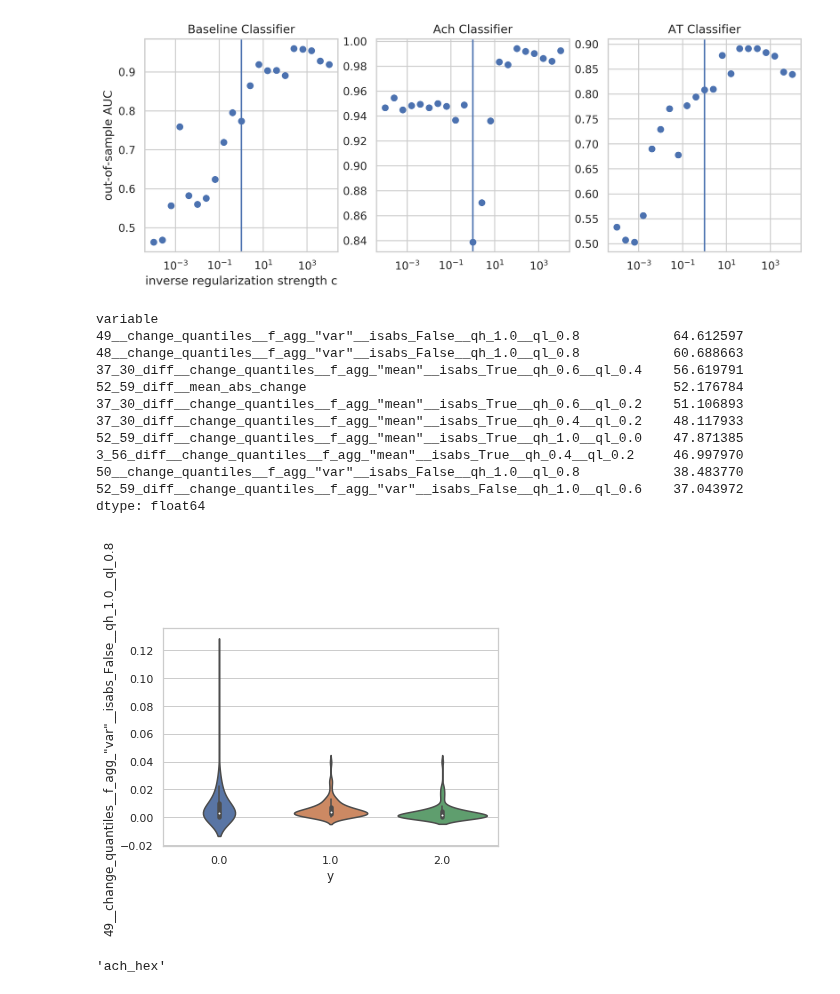
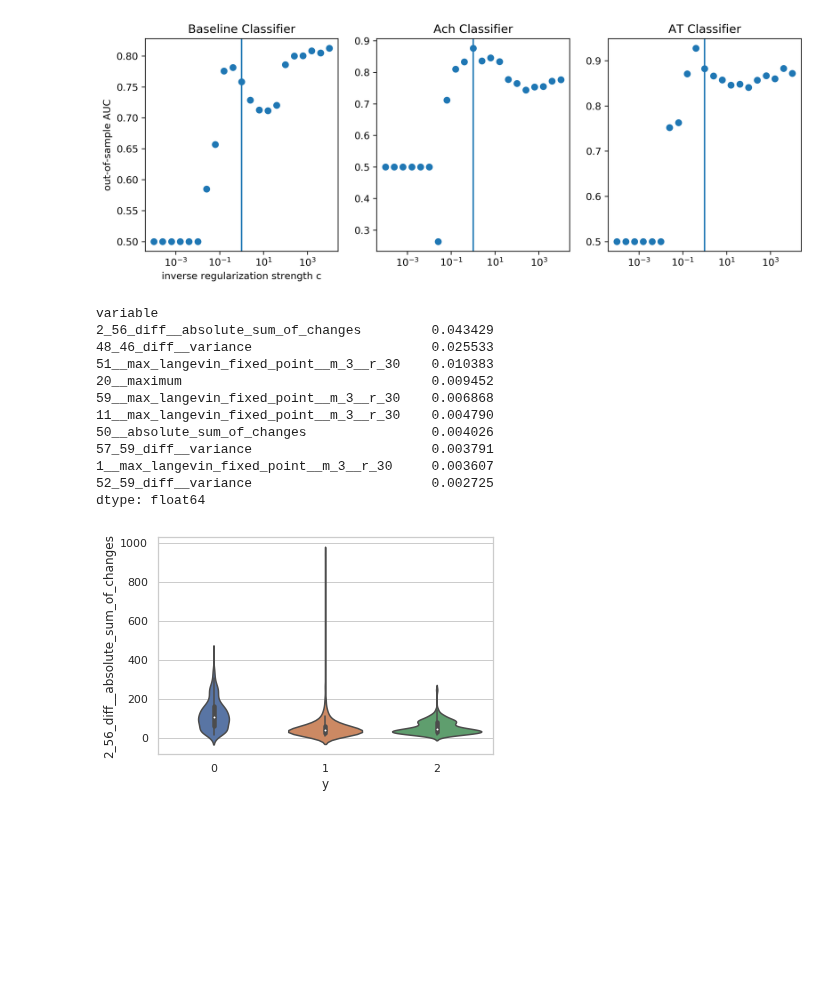
Before and after one commit to kartikey-vyas/GI-timeseries-classification, a Jupyter notebook: notebooks/8.0-kv-best_features.ipynb, the cells around one changed output. Drawn from its saved outputs; the diff is of its cells as text; code cells hidden in the pictures; blank space fills up the shorter version.

```diff
--- a/notebooks/8.0-kv-best_features.ipynb
+++ b/notebooks/8.0-kv-best_features.ipynb
@@ -6,12 +7,26 @@ from sklearn.metrics import roc_auc_score, confusion_matrix
 import matplotlib.pyplot as plt
 # %%
-X = pd.read_hdf('../data/features/filtered/achat_filtered_0.05_.h5')
-y = pd.read_hdf('../data/achat_y.h5')
+X = pd.read_hdf('../data/features/filtered/filtered_0.05_.h5')
+y = pd.read_hdf('../data/ach_at_combined_y.h5', key='y')
 y_bin = y.astype('category')
 y_bin = pd.get_dummies(y_bin)
+# %%
+# ADD SUBJECT COLUMN
+s = 1
+for i in range(1,6):
+    X.loc[90*(i-1):90*i,'subject'] = s
+    s += 1
+for i in range(1,7):
+    X.loc[450+(60*(i-1)):450+(60*i),'subject'] = s
+    s+=1
+assert not any(pd.isna(X['subject']))
 # %%
-train = X[X['subject'] < 4].index
-test = X[X['subject'] >= 4].index
+train = X[X['subject'] != 4].index
+test = X[X['subject'] == 4].index
+
+qt = QuantileTransformer(n_quantiles=10)
+X = qt.fit_transform(X)
+X = pd.DataFrame(X)
 
 X_train, X_test, y_train, y_test = X.iloc[train,:], X.iloc[test,:], y_bin.iloc[train,:], y_bin.iloc[test,:]
 # %%
@@ -58,33 +73,30 @@ plt.title('AT Classifier')
 plt.savefig('../reports/figures/logregtuning.png')
 plt.show()
 # %% [output]
-[figure, old version]
+[figure, new version]
 # %%
+clf2 = LogisticRegression(penalty='l1', C=0.398, solver='liblinear')
+clf2.fit(X_train, y_train.iloc[:,2])
 importance = pd.Series(abs(clf2.coef_[0]),index=X_train.columns)
 importance.sort_values(ascending=False).head(10)
 # %% [output]
 variable
-49__change_quantiles__f_agg_"var"__isabs_False__qh_1.0__ql_0.8            64.612597
-48__change_quantiles__f_agg_"var"__isabs_False__qh_1.0__ql_0.8            60.688663
-37_30_diff__change_quantiles__f_agg_"mean"__isabs_True__qh_0.6__ql_0.4    56.619791
-52_59_diff__mean_abs_change                                               52.176784
-37_30_diff__change_quantiles__f_agg_"mean"__isabs_True__qh_0.6__ql_0.2    51.106893
-37_30_diff__change_quantiles__f_agg_"mean"__isabs_True__qh_0.4__ql_0.2    48.117933
-52_59_diff__change_quantiles__f_agg_"mean"__isabs_True__qh_1.0__ql_0.0    47.871385
-3_56_diff__change_quantiles__f_agg_"mean"__isabs_True__qh_0.4__ql_0.2     46.997970
-50__change_quantiles__f_agg_"var"__isabs_False__qh_1.0__ql_0.8            38.483770
-52_59_diff__change_quantiles__f_agg_"var"__isabs_False__qh_1.0__ql_0.6    37.043972
+2_56_diff__absolute_sum_of_changes         0.043429
+48_46_diff__variance                       0.025533
+51__max_langevin_fixed_point__m_3__r_30    0.010383
+20__maximum                                0.009452
+59__max_langevin_fixed_point__m_3__r_30    0.006868
+11__max_langevin_fixed_point__m_3__r_30    0.004790
+50__absolute_sum_of_changes                0.004026
+57_59_diff__variance                       0.003791
+1__max_langevin_fixed_point__m_3__r_30     0.003607
+52_59_diff__variance                       0.002725
 dtype: float64
 # %%
 import seaborn as sns
 df = X.join(y)
 sns.set(style="whitegrid")
-ax = sns.violinplot(x="y", y='49__change_quantiles__f_agg_"var"__isabs_False__qh_1.0__ql_0.8', data=df)
+ax = sns.violinplot(x="y", y='2_56_diff__absolute_sum_of_changes', data=df)
 fig = ax.get_figure()
 # %% [output]
-[figure, old version]
+[figure, new version]
-# %%
-fname = 'ach_hex_full_6000.h5'
-fname[:7]
-# %% [output]
-'ach_hex'
```
Also changed, not shown: parts of 4 cells of this notebook, 4 other files.
